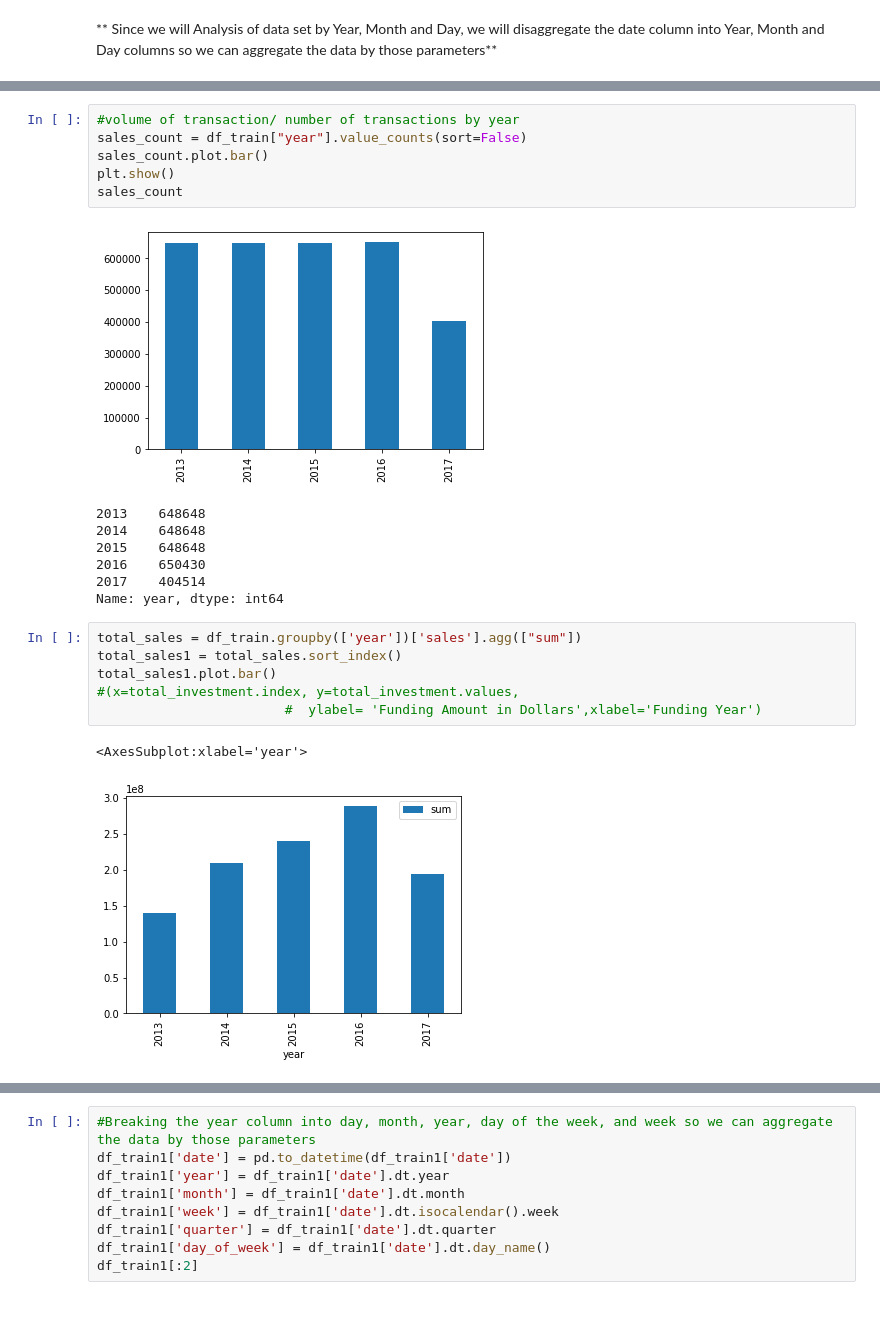
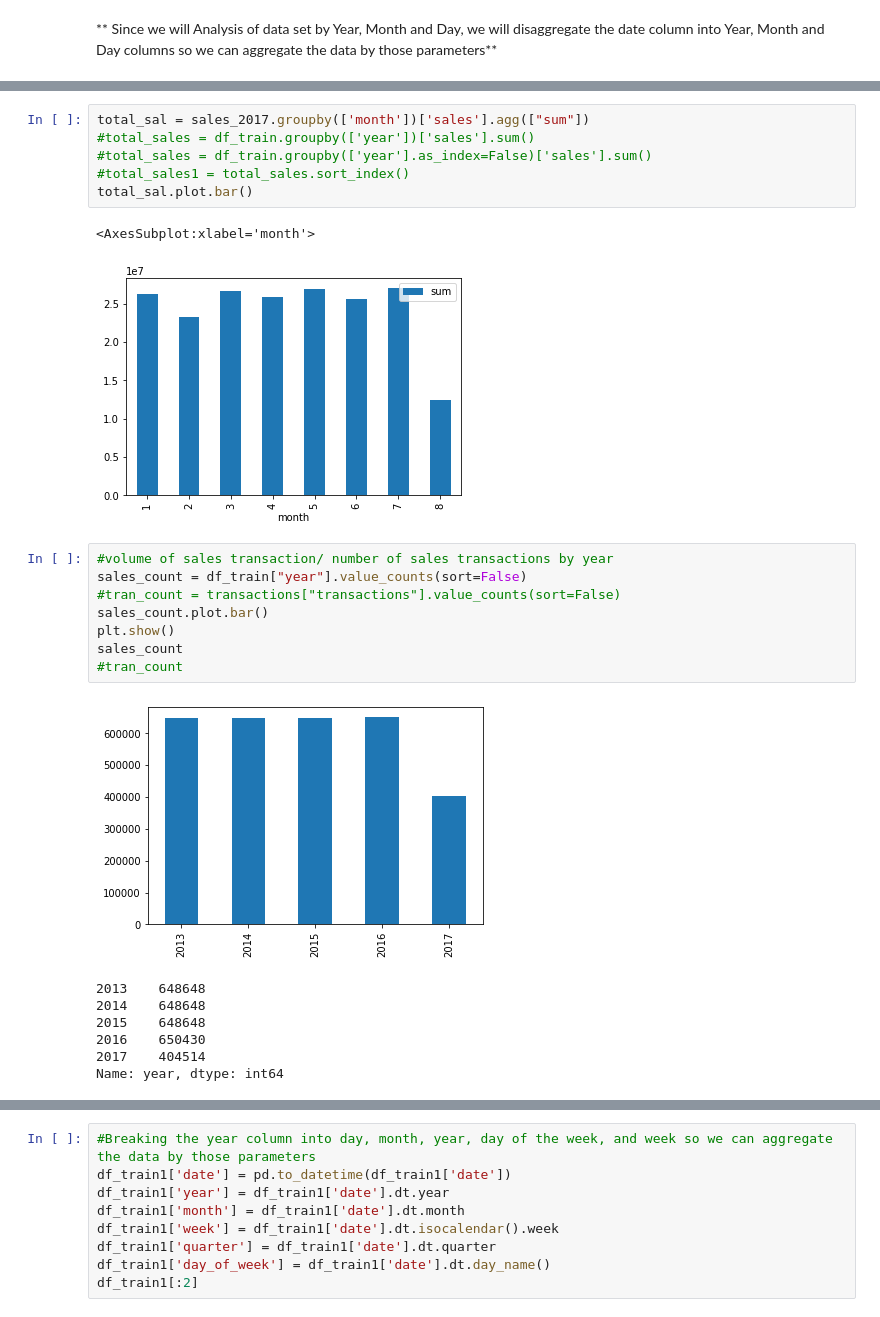
Before and after one commit to analyst-sisey/Time-Series-Forecasting, a Jupyter notebook: hypothesis.ipynb, the cells around one changed output, grey strips where cells are left out. Drawn from its saved outputs; the diff is of its cells as text.

```diff
--- a/hypothesis.ipynb
+++ b/hypothesis.ipynb
@@ -223,9 +339,20 @@ df_train.reset_index(drop=True, inplace=True)
+# %%
+total_sal = sales_2017.groupby(['month'])['sales'].agg(["sum"])
+#total_sales = df_train.groupby(['year'])['sales'].sum()
+#total_sales = df_train.groupby(['year'].as_index=False)['sales'].sum()
+#total_sales1 = total_sales.sort_index()
+total_sal.plot.bar()
+# %% [output]
+<AxesSubplot:xlabel='month'>
+[figure, added]
 # %%
-#volume of transaction/ number of transactions by year
+#volume of sales transaction/ number of sales transactions by year
 sales_count = df_train["year"].value_counts(sort=False)
+#tran_count = transactions["transactions"].value_counts(sort=False)
 sales_count.plot.bar()
 plt.show()
 sales_count
+#tran_count
 # %% [output]
 [figure]
 2013    648648
@@ -234,12 +361,3 @@ sales_count
 2016    650430
 2017    404514
 Name: year, dtype: int64
-# %%
-total_sales = df_train.groupby(['year'])['sales'].agg(["sum"])
-total_sales1 = total_sales.sort_index()
-total_sales1.plot.bar()
-#(x=total_investment.index, y=total_investment.values,
-                        #  ylabel= 'Funding Amount in Dollars',xlabel='Funding Year')
-# %% [output]
-<AxesSubplot:xlabel='year'>
-[figure, removed]
```
Also changed, not shown: parts of 68 cells of this notebook.
